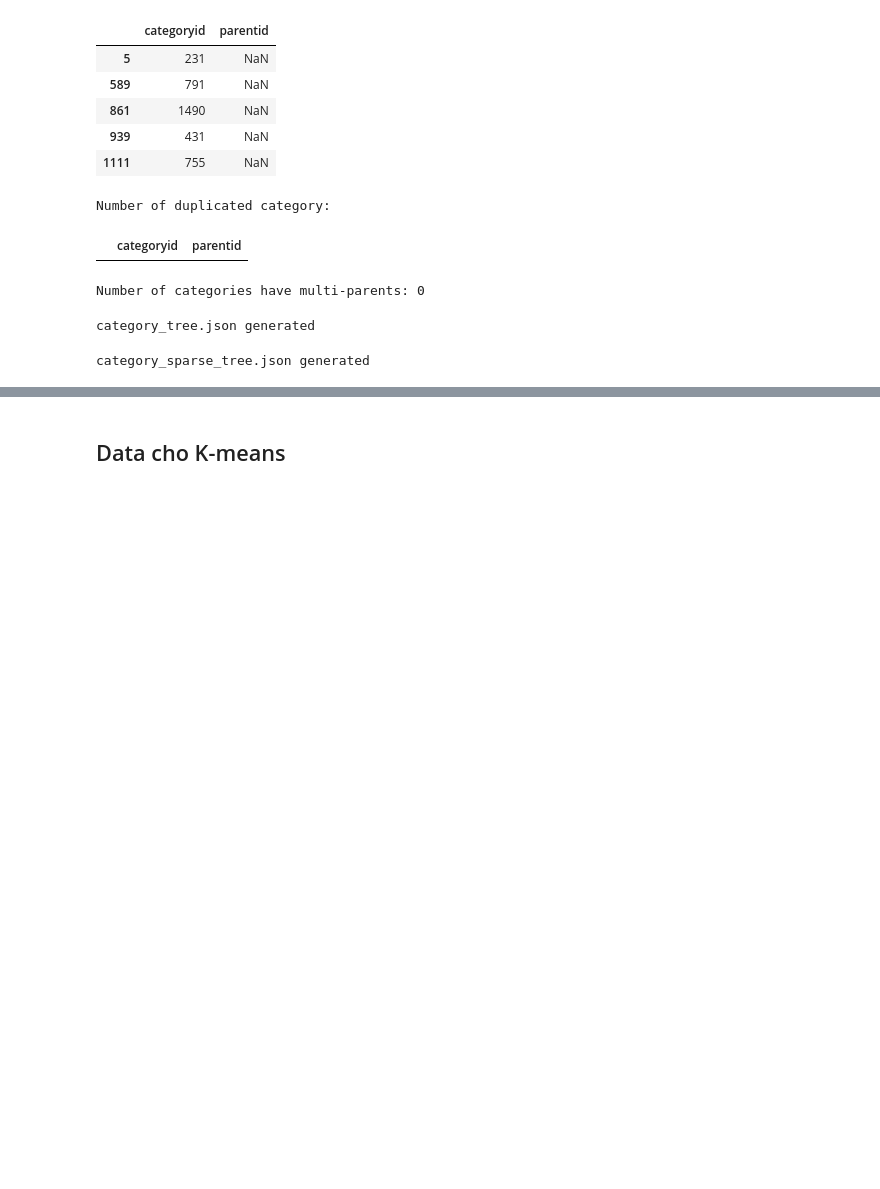
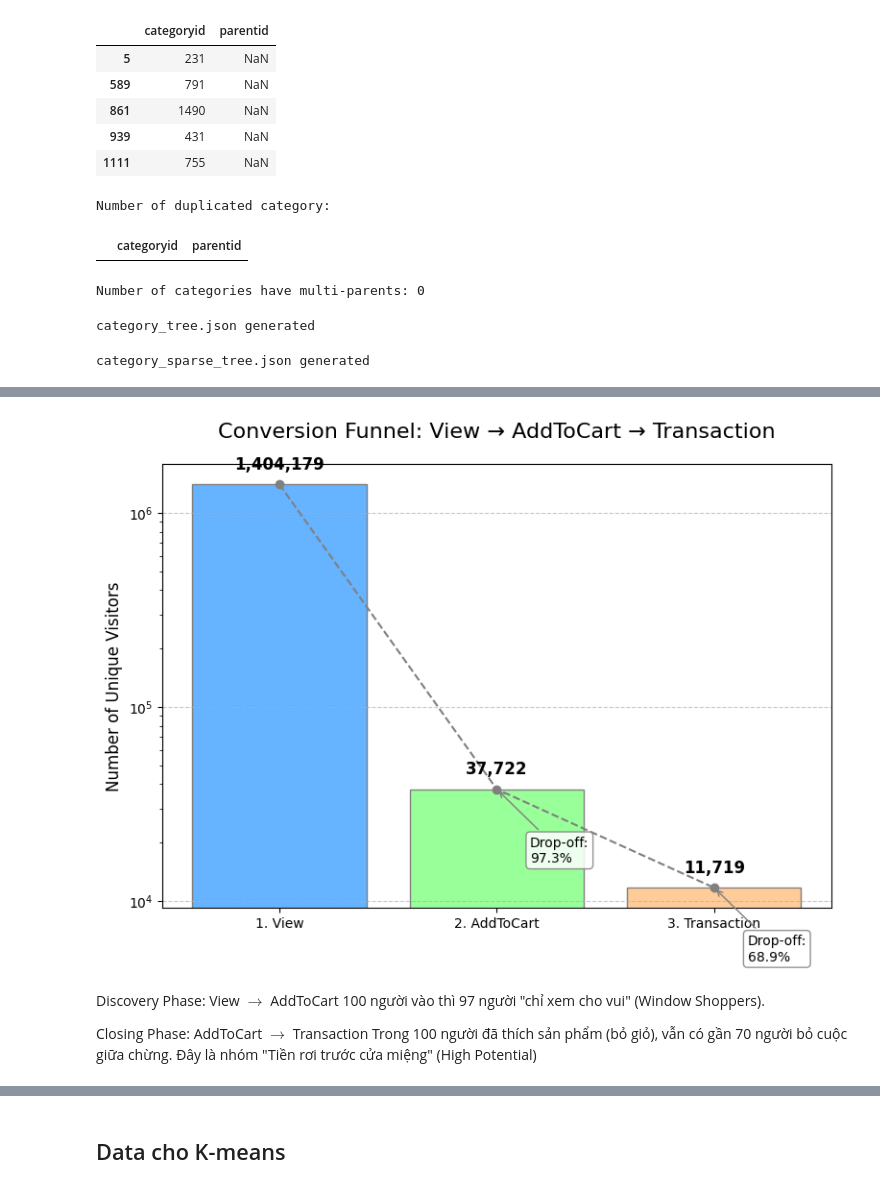
Before and after one commit to bluff-king/Customer-Segment-Personalization, a Jupyter notebook: CRISPDM/02_Data_Understanding.ipynb, the cells around one changed output, grey strips where cells are left out. Cells and saved outputs as stored; diff of their text form; code cells hidden in the pictures; blank space fills up the shorter version.

Commit message:
add image

```diff
--- a/CRISPDM/02_Data_Understanding.ipynb
+++ b/CRISPDM/02_Data_Understanding.ipynb
@@ -576,0 +611,70 @@ category_sparse_tree.json generated
+# %%
+# 3. Vẽ biểu đồ Phễu (Funnel Chart)
+plt.figure(figsize=(9, 6))
+colors = ['#66b3ff', '#99ff99', '#ffcc99'] # Màu xanh -> lá -> cam
+
+bars = plt.bar(funnel_df['Step'], funnel_df['Users'], color=colors, edgecolor='grey')
+
+# Thêm đường nối để tạo hiệu ứng phễu
+plt.plot(funnel_df['Step'], funnel_df['Users'], color='grey', linestyle='--', marker='o')
+
+# Thêm nhãn dữ liệu (Data Labels)
+for i, (bar, users, drop_off) in enumerate(
+    zip(bars, funnel_df['Users'], funnel_df['Drop_off_Rate'])
+):
+    height = bar.get_height()
+    x = bar.get_x() + bar.get_width() / 2
+
+    # ---- Hiển thị số lượng user (trên đỉnh cột) ----
+    plt.text(
+        x,
+        height * 1.15,   # 👈 cao hơn cột (hợp với log scale)
+        f'{int(users):,}',
+        ha='center',
+        va='bottom',
+        fontsize=12,
+        fontweight='bold'
+    )
+
+    # ---- Hiển thị Drop-off (không hiện cho bước đầu) ----
+    if i > 0:
+        plt.annotate(
+            f'Drop-off:\n{drop_off:.1f}%',
+            xy=(x, height),              # điểm neo
+            xytext=(25, -35),             # 👈 offset pixel
+            textcoords='offset points',
+            ha='left',
+            va='top',
+            fontsize=10,
+            bbox=dict(
+                boxstyle='round,pad=0.3',
+                facecolor='white',
+                edgecolor='gray',
+                alpha=0.85
+            ),
+            arrowprops=dict(
+                arrowstyle='->',
+                color='gray',
+                lw=1
+            )
+        )
+
+
+plt.ylabel('Number of Unique Visitors', fontsize=12)
+plt.yscale('log')
+plt.grid(axis='y', linestyle='--', alpha=0.7)
+plt.title(
+    'Conversion Funnel: View → AddToCart → Transaction',
+    fontsize=16,
+    pad=20
+)
+
+# Lưu biểu đồ (nếu cần dùng cho báo cáo)
+# plt.savefig('conversion_funnel.png')
+plt.show()
+# %% [output]
+[figure, added]
+# %% [markdown]
+Discovery Phase: View $\to$ AddToCart 100 người vào thì 97 người "chỉ xem cho vui" (Window Shoppers).
+
+Closing Phase: AddToCart $\to$ Transaction Trong 100 người đã thích sản phẩm (bỏ giỏ), vẫn có gần 70 người bỏ cuộc giữa chừng. Đây là nhóm "Tiền rơi trước cửa miệng" (High Potential)
```
Also changed, not shown: parts of 7 cells of this notebook.
